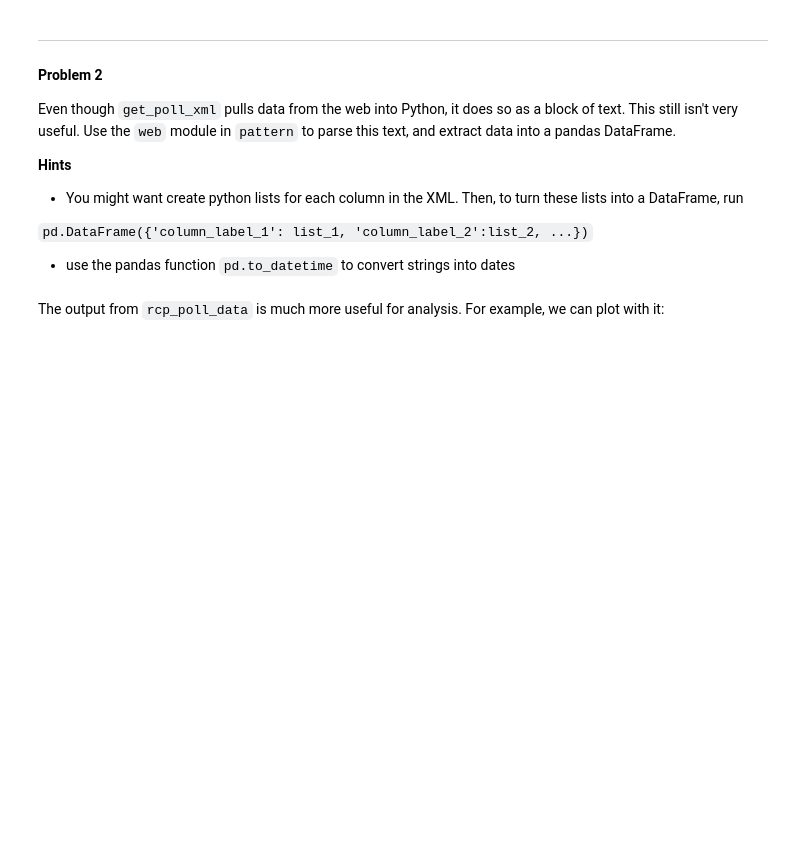
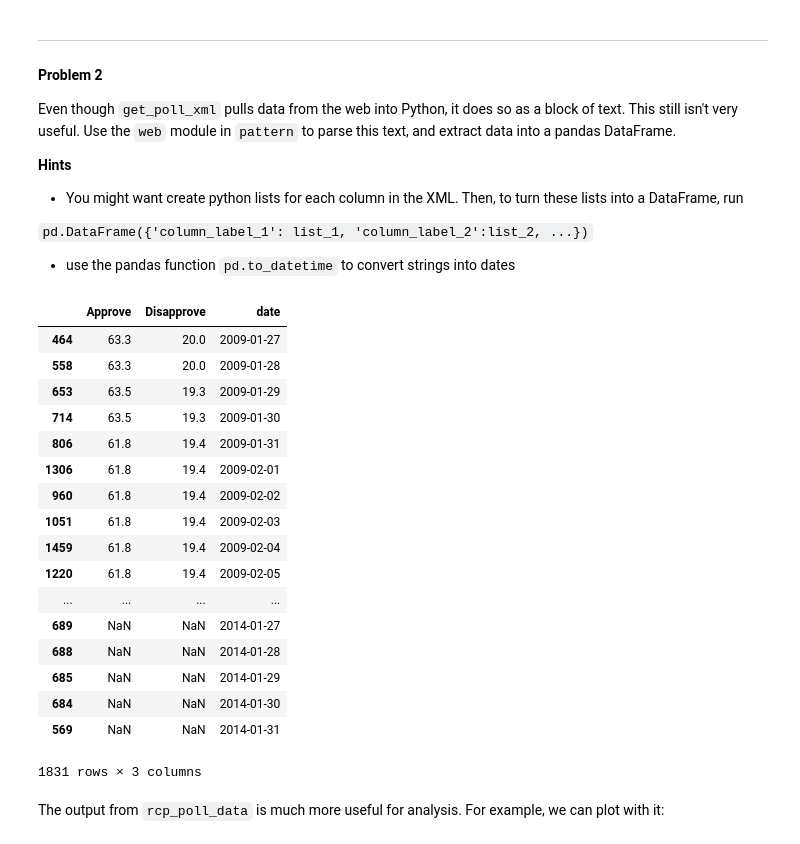
Before and after one commit to xpmanoj/content, a Jupyter notebook: HW1.ipynb, the cells around one changed output. Cells and saved outputs as stored; diff of their text form; code cells hidden in the pictures; blank space fills up the shorter version.

```diff
--- a/HW1.ipynb
+++ b/HW1.ipynb
@@ -140,4 +140,6 @@ u'<?xml version="1.0" encoding="UTF-8"?><chart><series><value xid=\'0\'>1/27/200
 """
 #your code here
 def get_poll_xml(poll_id):
-    text = requests.
+    text = requests.get("http://charts.realclearpolitics.com/charts/%s.xml" %poll_id).text
+    return text
+get_poll_xml(1044)
@@ -212,30 +222,70 @@ Even though `get_poll_xml` pulls data from the web into Python, it does so as a
         title_n: The data value for the gid=n graph (take the column name from the `title` tag)
 
     This DataFrame should be sorted by date
 
     Example
     -------
     Consider the following simple xml page:
 
     <chart>
     <series>
     <value xid="0">1/27/2009</value>
     <value xid="1">1/28/2009</value>
     </series>
     <graphs>
     <graph gid="1" color="#000000" balloon_color="#000000" title="Approve">
     <value xid="0">63.3</value>
     <value xid="1">63.3</value>
     </graph>
     <graph gid="2" color="#FF0000" balloon_color="#FF0000" title="Disapprove">
     <value xid="0">20.0</value>
     <value xid="1">20.0</value>
     </graph>
     </graphs>
     </chart>
 
     Given this string, rcp_poll_data should return
     result = pd.DataFrame({'date': pd.to_datetime(['1/27/2009', '1/28/2009']),
                            'Approve': [63.3, 63.3], 'Disapprove': [20.0, 20.0]})
 """
 #your code here
+def rcp_poll_data(xml):
+    dom = web.Element(xml)
+
+    result = {}
+    dates = dom.by_tag('series')[0]
+    dates = {date.attributes['xid']: str(date.content) for date in dates.by_tag('value')}
+
+    keys = dates.keys();
+    result['date'] = pd.to_datetime([dates[k] for k in keys])
+
+    #retrieve graph attributes
+    for graph in dom.by_tag('graph'):
+        name = graph.attributes['title']
+        data = {x.attributes['xid'] : float(x.content) if x.content else np.nan for x in graph.by_tag('value')}
+        result[name] = [data[k] for k in keys]
+
+    result = pd.DataFrame(result);
+    result = result.sort_values(by=['date'])
+    return result
+
+rcp_poll_data(get_poll_xml(1044))
+# %% [output]
+|  | Approve | Disapprove | date |
+| 464 | 63.3 | 20.0 | 2009-01-27 |
+| 558 | 63.3 | 20.0 | 2009-01-28 |
+| 653 | 63.5 | 19.3 | 2009-01-29 |
+| 714 | 63.5 | 19.3 | 2009-01-30 |
+| 806 | 61.8 | 19.4 | 2009-01-31 |
+| 1306 | 61.8 | 19.4 | 2009-02-01 |
+| 960 | 61.8 | 19.4 | 2009-02-02 |
+| 1051 | 61.8 | 19.4 | 2009-02-03 |
+| 1459 | 61.8 | 19.4 | 2009-02-04 |
+| 1220 | 61.8 | 19.4 | 2009-02-05 |
+| ... | ... | ... | ... |
+| 689 | NaN | NaN | 2014-01-27 |
+| 688 | NaN | NaN | 2014-01-28 |
+| 685 | NaN | NaN | 2014-01-29 |
+| 684 | NaN | NaN | 2014-01-30 |
+| 569 | NaN | NaN | 2014-01-31 |
+1831 rows × 3 columns
```
Also changed, not shown: parts of 4 cells of this notebook.
